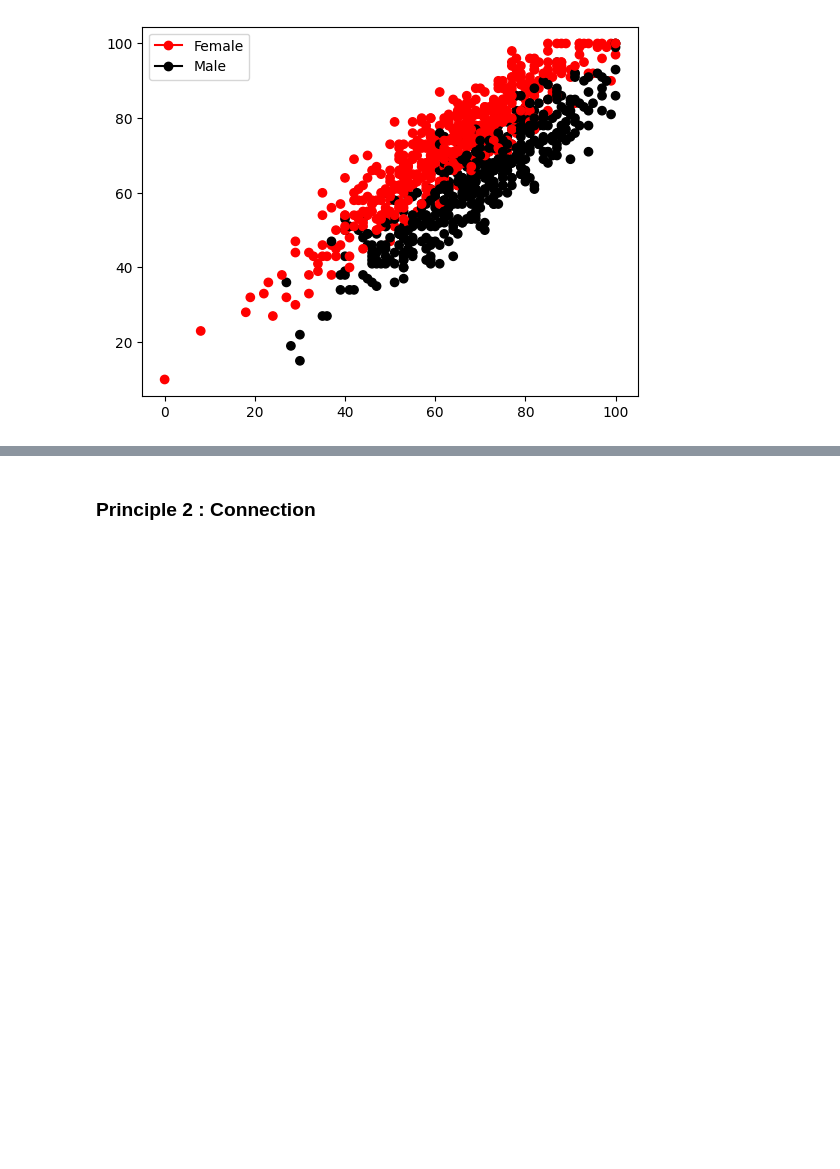
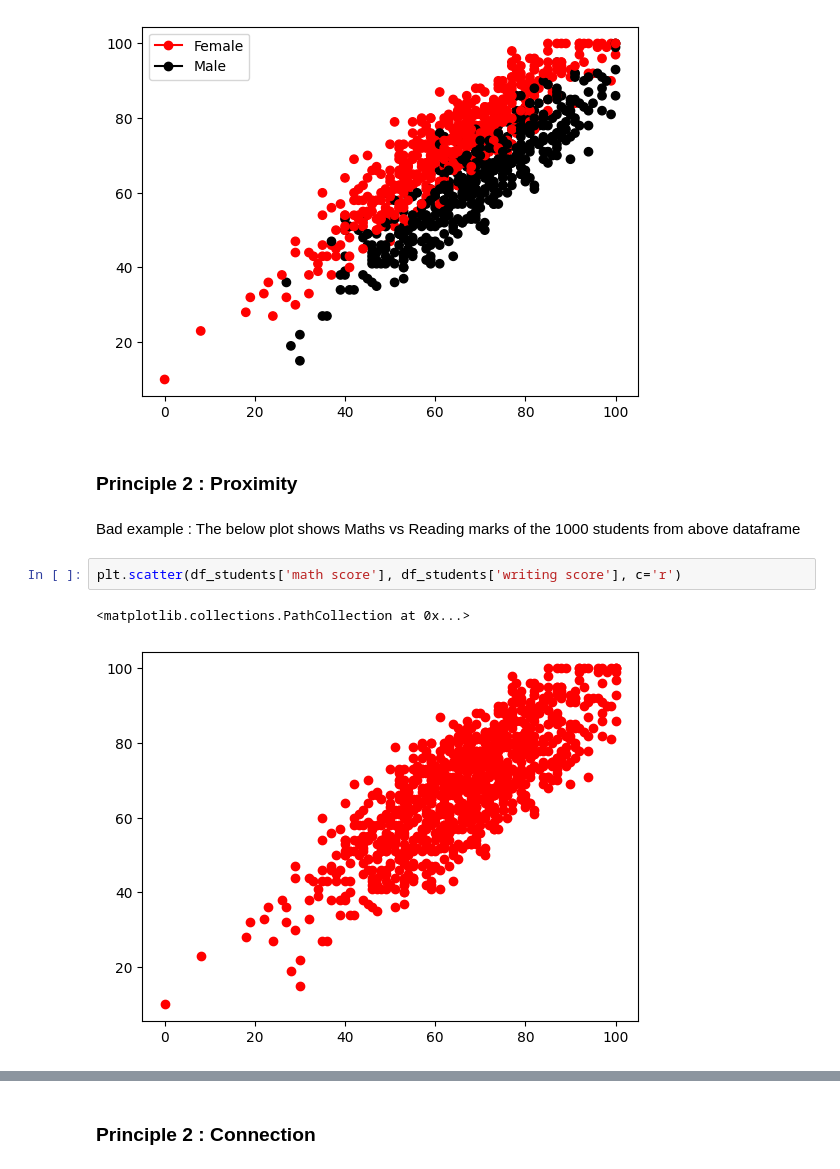
Before and after one commit to predinfer/project-gestalt, a Jupyter notebook: gestalt_2.ipynb, the cells around one changed output, grey strips where cells are left out. Drawn from its saved outputs; the diff is of its cells as text; blank space fills up the shorter version.

Commit message:
Added plots  for all 4 principles

```diff
--- a/gestalt_2.ipynb
+++ b/gestalt_2.ipynb
@@ -110,3 +59,12 @@ plt.legend(handles=legend_elements)
 # %% [output]
 <matplotlib.legend.Legend at 0x...>
 [figure]
+# %% [markdown]
+### Principle 2 : Proximity
+# %% [markdown]
+Bad example : The below plot shows Maths vs Reading marks of the 1000 students from above dataframe
+# %%
+plt.scatter(df_students['math score'], df_students['writing score'], c='r')
+# %% [output]
+<matplotlib.collections.PathCollection at 0x...>
+[figure, added]
```
Also changed, not shown: parts of 17 cells of this notebook.
